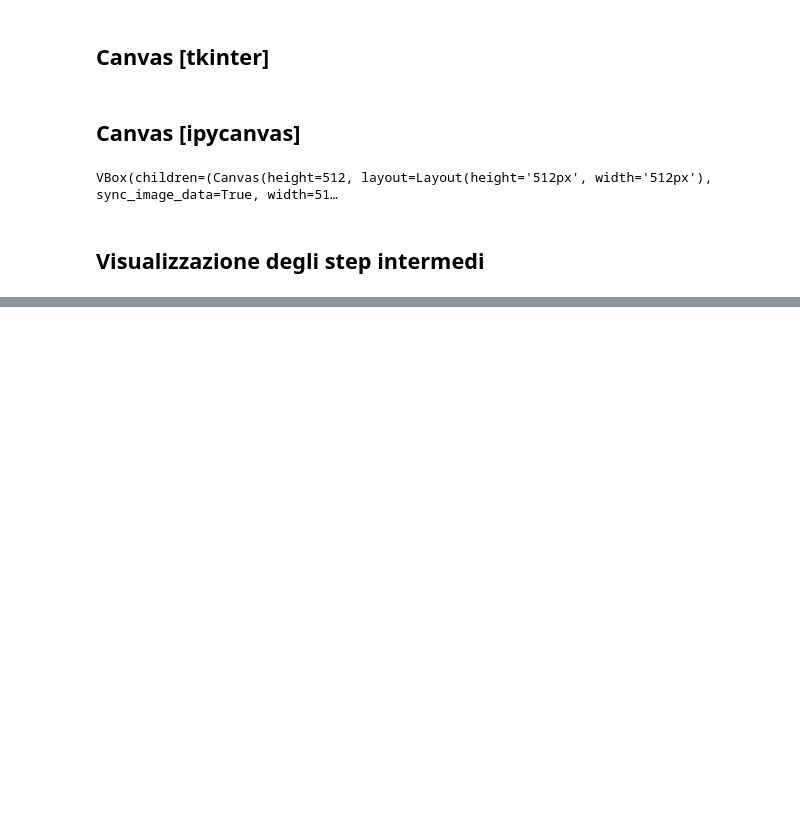
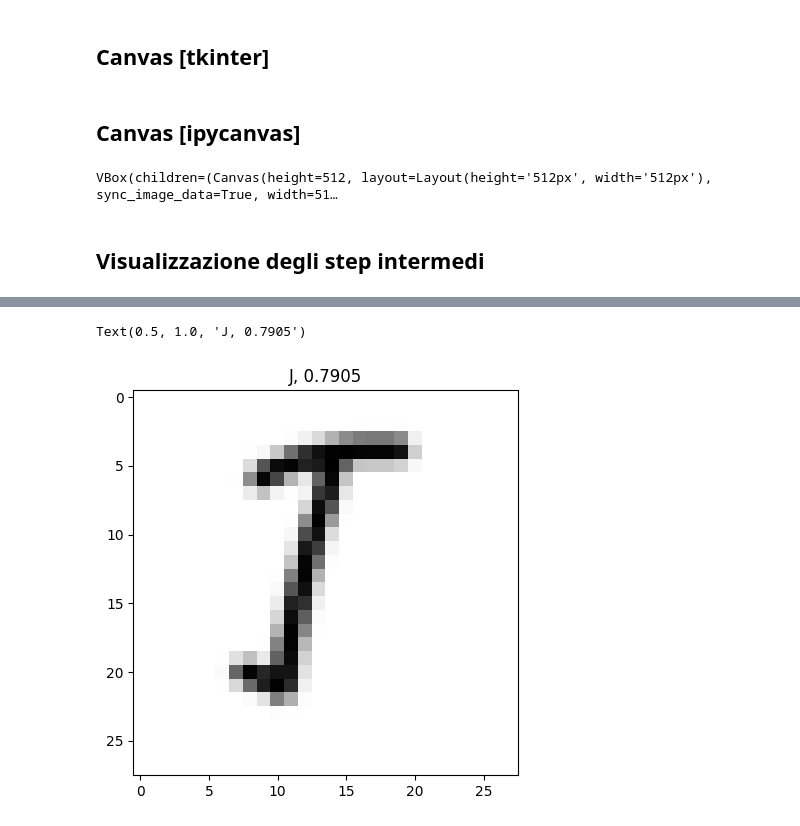
Before and after one commit to ChristianPozzoli/cnn-handwritten-alphabet-recognition, a Jupyter notebook: cnn-keras.ipynb, the cells around one changed output, grey strips where cells are left out. Cells and saved outputs as stored; diff of their text form; code cells hidden in the pictures; blank space fills up the shorter version.

```diff
--- a/cnn-keras.ipynb
+++ b/cnn-keras.ipynb
@@ -613,5 +672,5 @@ VBox(children=(Canvas(height=512, layout=Layout(height='512px', width='512px'),
 # %%
-letter_to_predict = np.reshape(letter_img, (1,28,28,1))
+letter_to_predict = handwirtten_letters_list[11]
 pred = model.predict(letter_to_predict)
 
 pred_index = np.argmax(pred[0])
@@ -621,7 +680,7 @@ pred_letter = word_dict[pred_index]
 title = pred_letter + ", " + str(accuracy)
 
 fig, ax = plt.subplots(1, 1, figsize = (5, 5))
-ax.imshow(np.reshape(letter_img, (28,28)), cmap="Greys")
+ax.imshow(np.reshape(letter_to_predict, (28,28)), cmap="Greys")
 ax.set_title(title)
 #plt.show()
 # %% [output]
@@ -628,0 +688,2 @@ NameError: name 'np' is not defined
+Text(0.5, 1.0, 'J, 0.7905')
+[figure, added]
```
Also changed, not shown: parts of 22 cells of this notebook, 3 other files.
